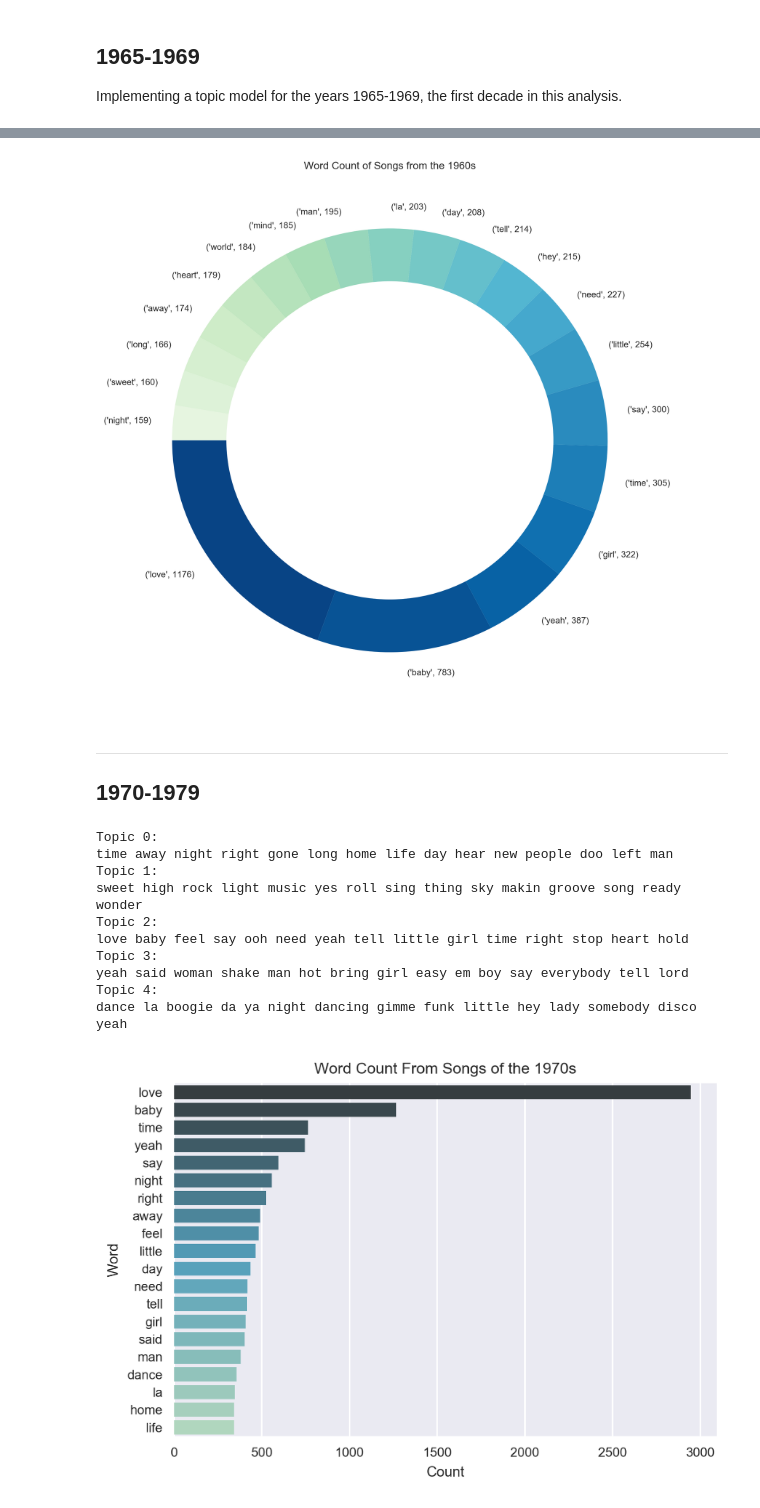
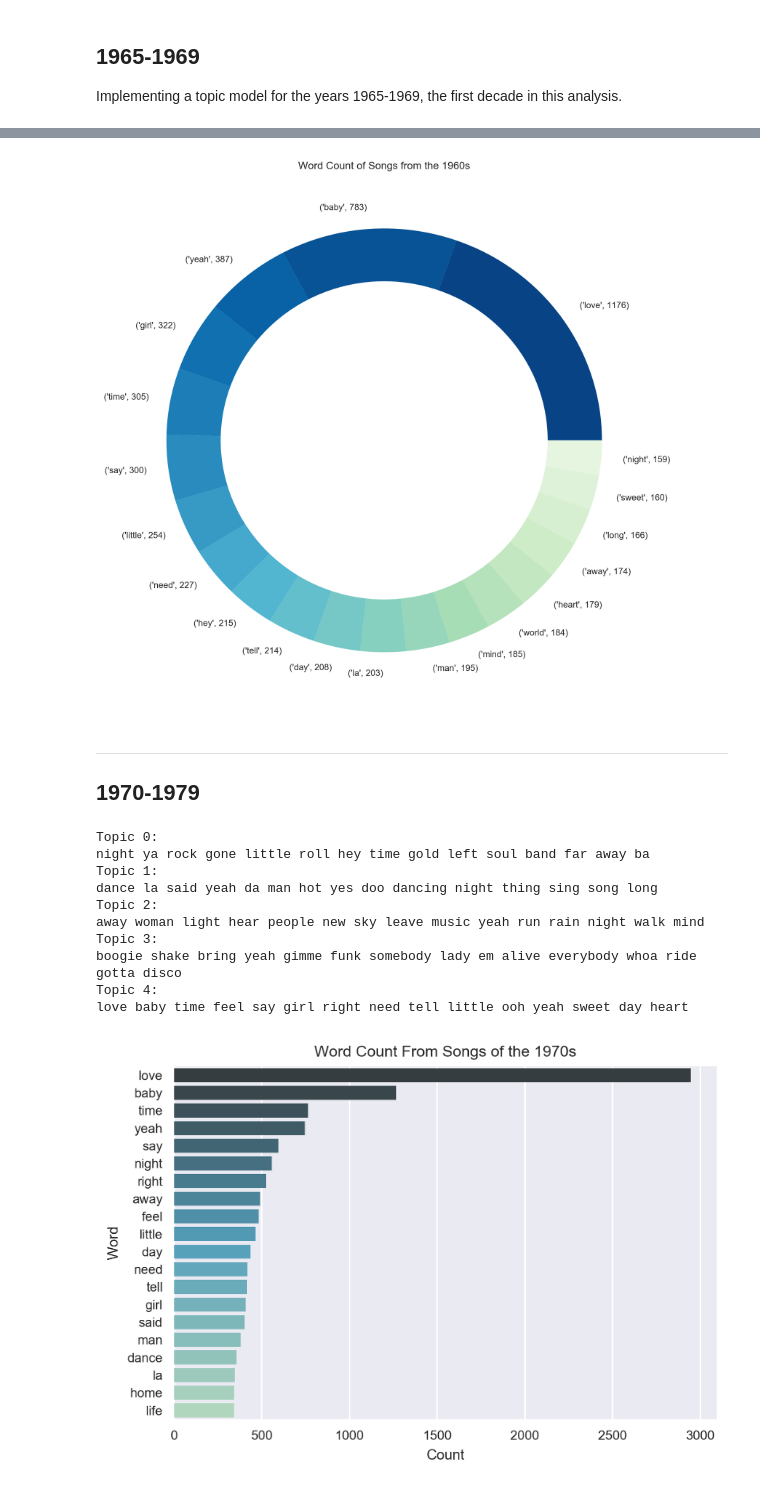
Before and after one commit to jasonsjiang/Notebooks, a Jupyter notebook: billboard-exploration.ipynb, the cells around one changed output, grey strips where cells are left out. Cells and saved outputs as stored; diff of their text form; code cells hidden in the pictures.

```diff
--- a/billboard-exploration.ipynb
+++ b/billboard-exploration.ipynb
@@ -22,14 +22,14 @@ from helper import *
 def top_20_words(fitted_and_transformed, feature_names):
     plt.subplots(dpi=300)
     sns.set(font_scale=.8)
-
-    sorted_words = sorted(list(zip(feature_names,
-                                   np.asarray(fitted_and_transformed.sum(axis=0)).ravel())),
+    sorted_words = sorted(list(zip(feature_names, np.asarray(fitted_and_transformed.sum(axis=0)).ravel())),
                                key=lambda x: x[1], reverse=True)
     words, count = [i[0] for i in sorted_words], [i[1] for i in sorted_words]
     return words[:20], count[:20]
 
 def plot_top_20(words, count, decade):
+    plt.subplots(dpi=300)
+    sns.set(font_scale=.8)
     top_words = pd.DataFrame(data={'Word' : words, 'Count': count}).take([1, 0], axis=1).iloc[np.arange(20)]
     plt.title('Word Count From Songs of the '+ str(decade) + 's')
     sns.barplot(x = top_words['Count'], y=top_words['Word'], palette=("GnBu_d"));
@@ -77,7 +77,7 @@ more_stop_words = set(['im', 'like', 'it', 'dont', 'aint', 'ive', 'ill',
                        'wont', 'gonna', 'youre','just','got','theres',
                        'let','oh', 'come', 'want', 'good','make', 'cause',
                        'shes', 'hes', 'lets', 'theyll', 'youll', 'youve',
-                       'id', 'thats', 'way', 'wanna', 'know', 'imma', 'theyre'])
+                       'id', 'thats', 'way', 'wanna', 'know', 'imma', 'theyre', 'youd'])
 stop = stop_words.ENGLISH_STOP_WORDS.union(more_stop_words)
 # %% [markdown]
 ----
@@ -130,13 +131,13 @@ donut_plot_colors = [i for i in cm.GnBu(np.arange(0, 255, 12))][::-1]
 # %%
 plt.figure(dpi=300, figsize=(9, 9))
 my_circle=plt.Circle((0,0), 0.75, color='white')
-plt.pie(count1, labels=list(zip(words1, count1)), colors=donut_plot_colors, startangle=180)
+plt.pie(count1, labels=list(zip(words1, count1)), colors=donut_plot_colors)
 p=plt.gcf()
 p.gca().add_artist(my_circle)
 plt.title('Word Count of Songs from the 1960s')
 plt.show()
 # %% [output]
-[figure, old version]
+[figure, new version]
 # %% [markdown]
 ----
 ## 1970-1979
@@ -157,15 +158,15 @@ decade2LDA = LatentDirichletAllocation(n_components=5,
 show_sk_topics(decade2LDA, cv_fn2, 15)
 # %% [output]
 Topic 0:
-time away night right gone long home life day hear new people doo left man
+night ya rock gone little roll hey time gold left soul band far away ba
 Topic 1:
-sweet high rock light music yes roll sing thing sky makin groove song ready wonder
+dance la said yeah da man hot yes doo dancing night thing sing song long
 Topic 2:
-love baby feel say ooh need yeah tell little girl time right stop heart hold
+away woman light hear people new sky leave music yeah run rain night walk mind
 Topic 3:
-yeah said woman shake man hot bring girl easy em boy say everybody tell lord
+boogie shake bring yeah gimme funk somebody lady em alive everybody whoa ride gotta disco
 Topic 4:
-dance la boogie da ya night dancing gimme funk little hey lady somebody disco yeah
+love baby time feel say girl right need tell little ooh yeah sweet day heart
 # %%
 words2, count2 = top_20_words(cv2, cv_fn2)
 plot_top_20(words2, count2, 1970)
```
Also changed, not shown: parts of 38 cells of this notebook.
